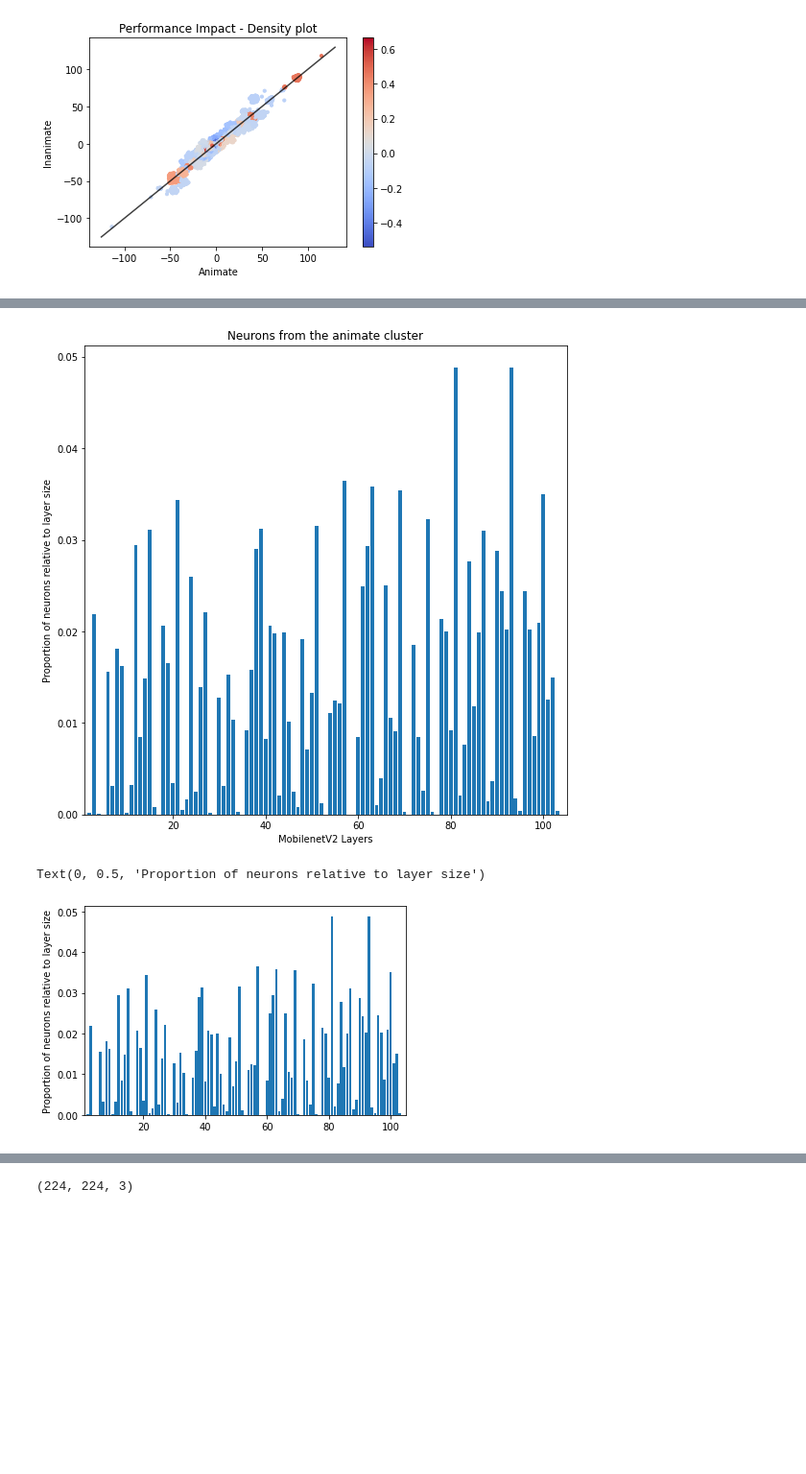
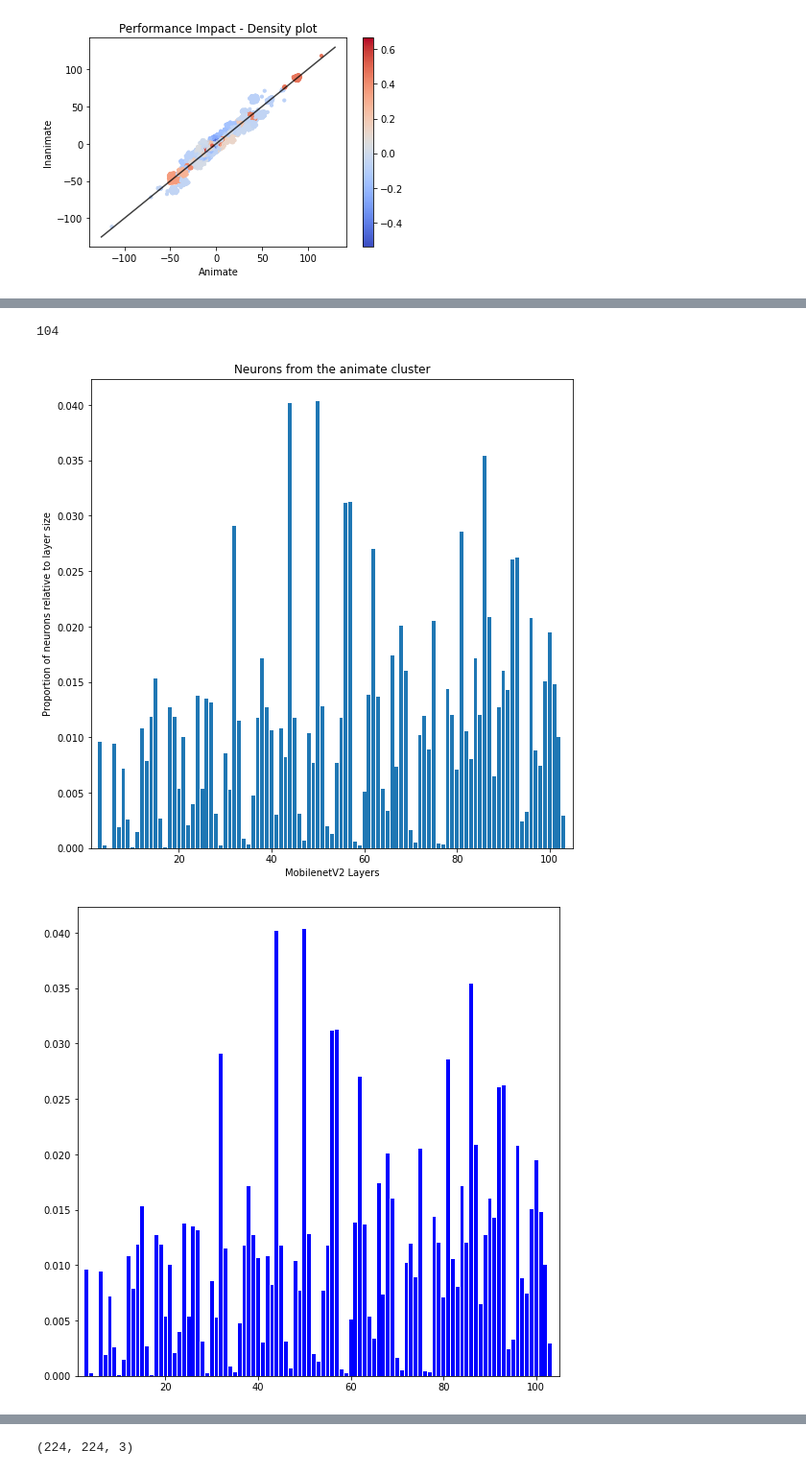
Before and after one commit to SNaGLab/Cognitive-Parcellation, a Jupyter notebook: code/experiments/mobilenet_v2_step_2.ipynb, the cells around one changed output, grey strips where cells are left out. Shown at 96% size. Drawn from its saved outputs; the diff is of its cells as text; code cells hidden in the pictures; blank space fills up the shorter version.

```diff
--- a/code/experiments/mobilenet_v2_step_2.ipynb
+++ b/code/experiments/mobilenet_v2_step_2.ipynb
@@ -848,7 +848,7 @@ from sklearn.mixture import GaussianMixture
 #import hdbscan
 #import smm
 
-j = 128  #Set this value from scree plot!
+j = 256  #Set this value from scree plot!
 method = 'GMM'
 print(j)
 #clf = hdbscan.HDBSCAN(min_cluster_size=j, gen_min_span_tree=True)
@@ -1069,6 +1075,8 @@ for layer in model.layers:
         lcount += 1
         #print(layer.name, layer.output_shape,layer.input_shape, total_weights)
 lcount
+# %% [output]
+104
 # %%
 fig, ax = plt.subplots(figsize=(9,9))
 X = np.arange(1,105)
@@ -1095,14 +1103,15 @@ plt.xlabel('MobilenetV2 Layers')
 plt.title('Neurons from the animate cluster')
 plt.savefig('../../results/'+str(method)+'_results_ana_hist_alt.png', format='png')
 # %% [output]
-[figure, old version]
+[figure, new version]
 # %%
+plt.figure(figsize=(9,9))
 plt.xlim([1,105])
-rect = plt.bar(X,Y[1:])
-plt.ylabel('Proportion of neurons relative to layer size')
+rect = plt.bar(X,Y,color="#0000ff")
+#plt.ylabel('Proportion of neurons relative to layer size')
+plt.savefig('../../results/distribution_animate.png')
 # %% [output]
-Text(0, 0.5, 'Proportion of neurons relative to layer size')
-[figure, old version]
+[figure, new version]
 # %%
 fig, ax = plt.subplots(figsize=(9,9))
 X = np.arange(1,105)
```
Also changed, not shown: parts of 13 cells of this notebook, 11 other files.
